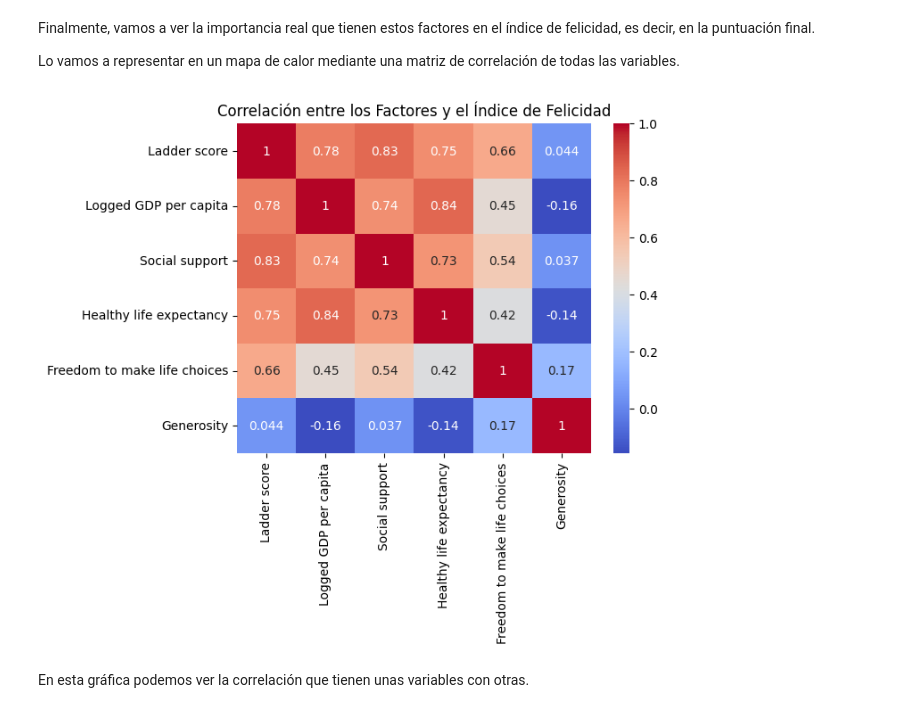
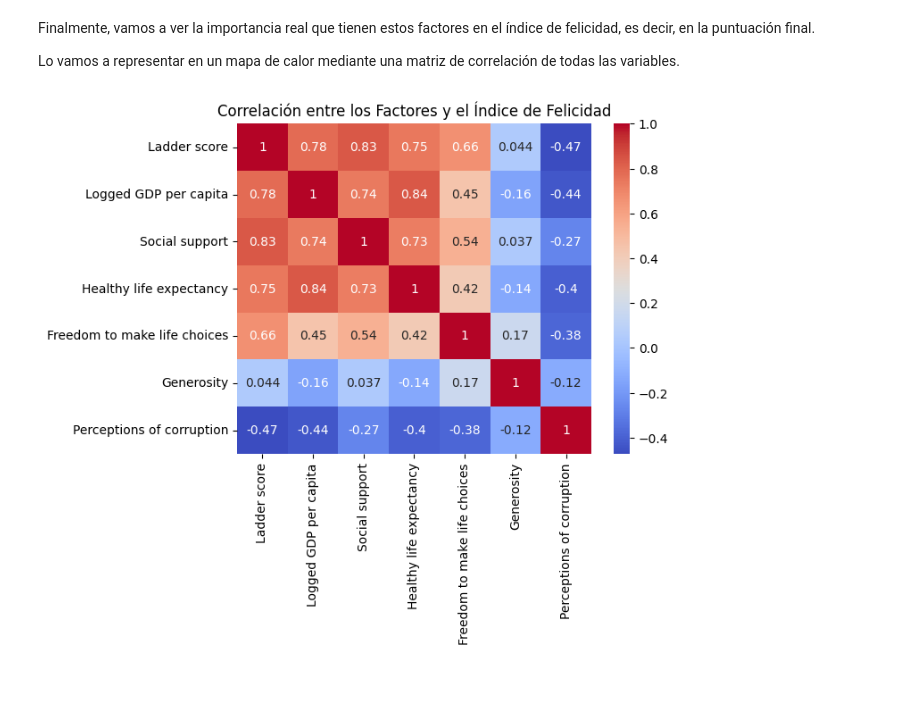
Before and after one commit to bvivas/SDEU-analisis-datos-abiertos, a Jupyter notebook: analisis_datos_abiertos.ipynb, the cells around one changed output. Cells and saved outputs as stored; diff of their text form; code cells hidden in the pictures; blank space fills up the shorter version.

Commit message:
Gráfica corregida, explicación y presentación

```diff
--- a/analisis_datos_abiertos.ipynb
+++ b/analisis_datos_abiertos.ipynb
@@ -164,18 +164,16 @@ Finalmente, vamos a ver la importancia real que tienen estos factores en el índ
 
 Lo vamos a representar en un mapa de calor mediante una matriz de correlación de todas las variables.
 # %%
-vars = ['Ladder score', 'Logged GDP per capita', 'Social support', 'Healthy life expectancy', 'Freedom to make life choices', 'Generosity']
+vars = ['Ladder score', 'Logged GDP per capita', 'Social support', 'Healthy life expectancy', 'Freedom to make life choices', 'Generosity', 'Perceptions of corruption']
 
 # Matriz de correlacion
 corr_matrix = df[vars].corr()
 
 # Mapa de calor
 sns.heatmap(corr_matrix, annot=True, cmap='coolwarm')
 
 # Grafica
 plt.title('Correlación entre los Factores y el Índice de Felicidad')
 plt.show()
 # %% [output]
-[figure, old version]
+[figure, new version]
-# %% [markdown]
-En esta gráfica podemos ver la correlación que tienen unas variables con otras.
```
Also changed, not shown: parts of 1 cell of this notebook, 1 other file.
